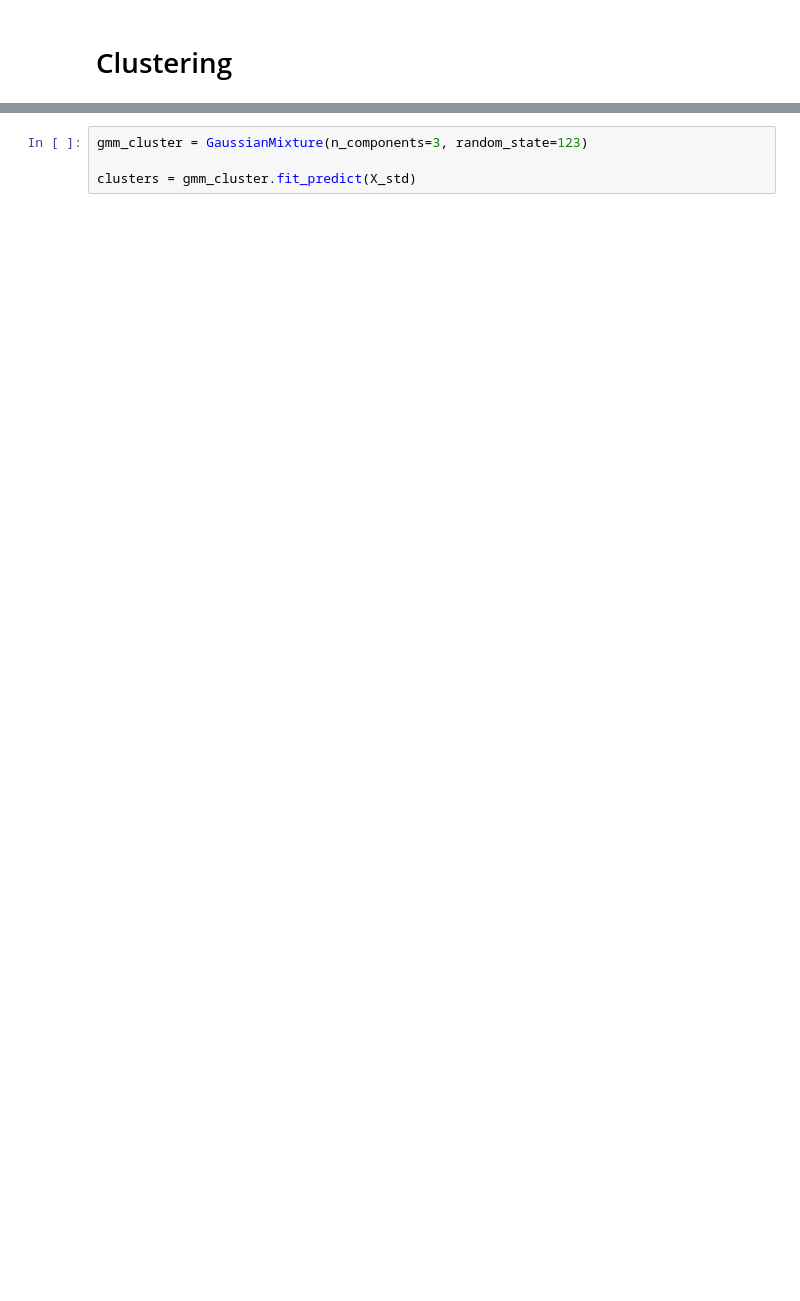
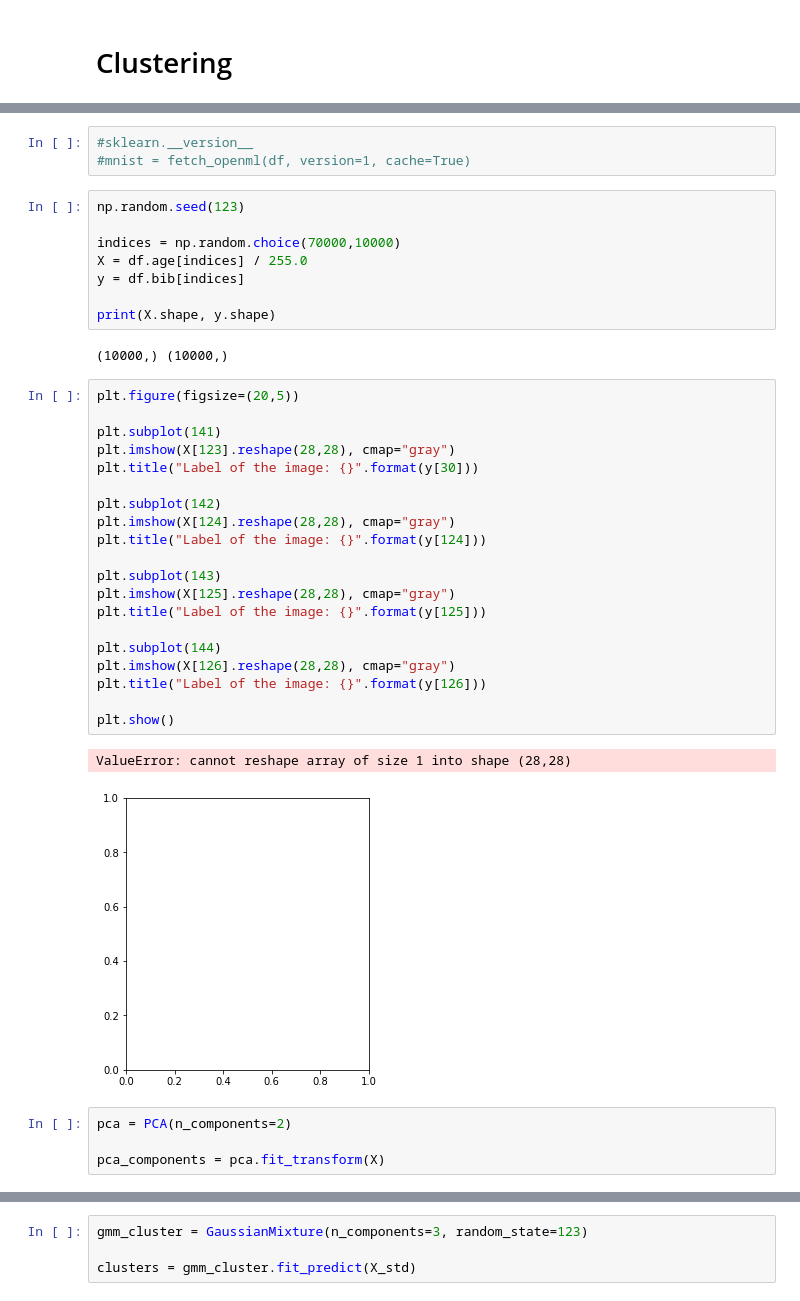
Before and after one commit to Avalon1000/Thinkful, a Jupyter notebook: Module 32.10.ipynb, the cells around one changed output, grey strips where cells are left out. Cells and saved outputs as stored; diff of their text form; blank space fills up the shorter version.

```diff
--- a/Module 32.10.ipynb
+++ b/Module 32.10.ipynb
@@ -228,0 +178,40 @@ X_std = scaler.fit_transform(X)
+# %%
+#sklearn.__version__
+#mnist = fetch_openml(df, version=1, cache=True)
+# %%
+np.random.seed(123)
+
+indices = np.random.choice(70000,10000)
+X = df.age[indices] / 255.0
+y = df.bib[indices]
+
+print(X.shape, y.shape)
+# %% [output]
+(10000,) (10000,)
+# %%
+plt.figure(figsize=(20,5))
+
+plt.subplot(141)
+plt.imshow(X[123].reshape(28,28), cmap="gray")
+plt.title("Label of the image: {}".format(y[30]))
+
+plt.subplot(142)
+plt.imshow(X[124].reshape(28,28), cmap="gray")
+plt.title("Label of the image: {}".format(y[124]))
+
+plt.subplot(143)
+plt.imshow(X[125].reshape(28,28), cmap="gray")
+plt.title("Label of the image: {}".format(y[125]))
+
+plt.subplot(144)
+plt.imshow(X[126].reshape(28,28), cmap="gray")
+plt.title("Label of the image: {}".format(y[126]))
+
+plt.show()
+# %% [output]
+ValueError: cannot reshape array of size 1 into shape (28,28)
+[figure, added]
+# %%
+pca = PCA(n_components=2)
+
+pca_components = pca.fit_transform(X)
```
Also changed, not shown: parts of 48 cells of this notebook, 2 other files.
